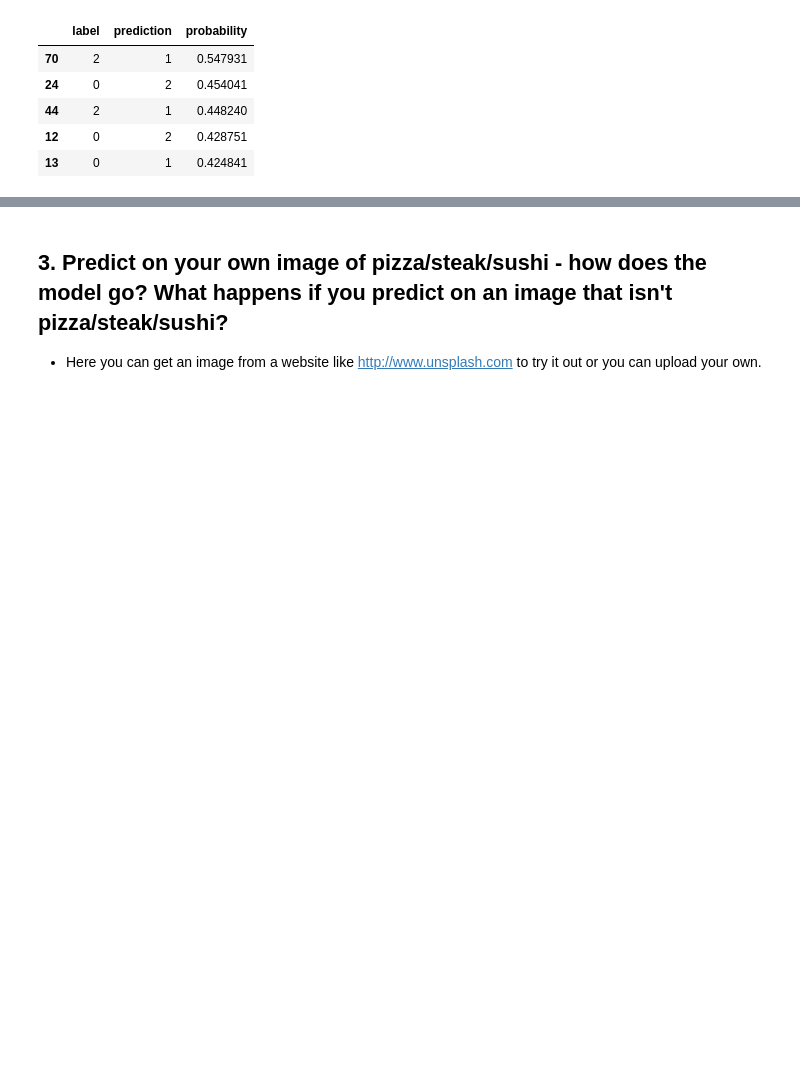
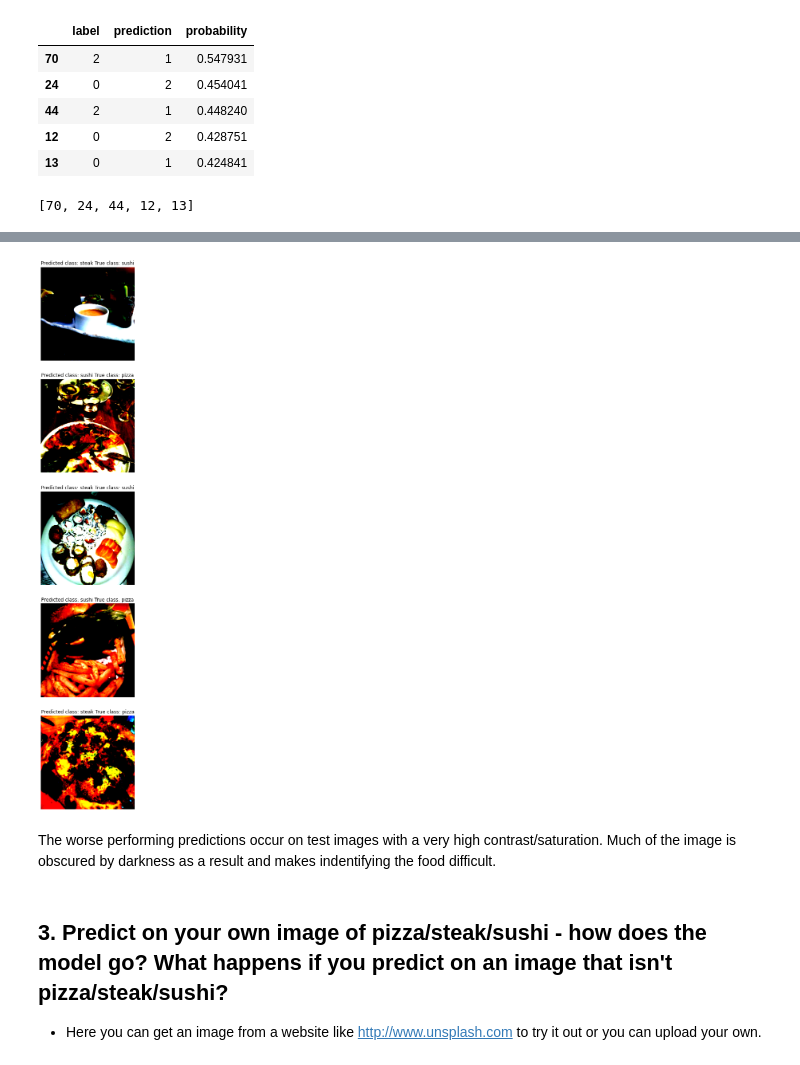
Before and after one commit to torrhen/pytorch_miscellaneous, a Jupyter notebook: 06_pytorch_transfer_learning_ex.ipynb, the cells around one changed output, grey strips where cells are left out. Cells and saved outputs as stored; diff of their text form; code cells hidden in the pictures; blank space fills up the shorter version.

```diff
--- a/06_pytorch_transfer_learning_ex.ipynb
+++ b/06_pytorch_transfer_learning_ex.ipynb
@@ -279,12 +266,17 @@ with torch.inference_mode():
     probs_names, probs_values = torch.max(torch.softmax(logit, dim=1), dim=1)
     pred_label = torch.argmax(torch.softmax(logit, dim=1), dim=1)
 
-    #samples.append(X.cpu())
+    samples.append(X.cpu())
     true_labels.append(y.cpu())
     pred_labels.append(pred_label.cpu())
     probabilities.append(probs_names.cpu())
 
-#model_0_predictions['sample'] = torch.cat(samples)
+samples_tensor = torch.cat(samples)
+pred_labels_tensor = torch.cat(pred_labels)
+true_labels_tensor = torch.cat(true_labels)
+
 model_0_predictions['label'] = torch.cat(true_labels).numpy()
 model_0_predictions['prediction'] = torch.cat(pred_labels).numpy()
 model_0_predictions['probability'] = torch.cat(probabilities).numpy()
+
+print(len(samples_tensor))
@@ -333,3 +327,27 @@ five_worst_predictions
 | 44 | 2 | 1 | 0.448240 |
 | 12 | 0 | 2 | 0.428751 |
 | 13 | 0 | 1 | 0.424841 |
+# %%
+incorrect_index_list = list(five_worst_predictions.index.values)
+print(incorrect_index_list)
+# %% [output]
+[70, 24, 44, 12, 13]
+# %%
+import matplotlib.pyplot as plt
+
+# display the five worst performing samples along with their predicted class labels
+n=5
+plt.figure(figsize=(5, 25))
+for i, idx in enumerate(incorrect_index_list):
+  sample = samples_tensor[idx]
+  true_label = true_labels_tensor[idx]
+  pred_label = pred_labels_tensor[idx]
+  # move the color channel dimension for matplotlib
+  sample = sample.permute(1, 2, 0).numpy()
+  # plot image within subplot
+  plt.subplot(n, 1, i+1)
+  plt.imshow(sample)
+  subtitle = f"Predicted class: {class_names[pred_label]} True class: {class_names[true_label]}"
+  plt.title(subtitle)
+  plt.axis(False)
+# %% [output]
@@ -336,3 +359,6 @@ five_worst_predictions
+[figure, added]
+# %% [markdown]
+The worse performing predictions occur on test images with a very high contrast/saturation. Much of the image is obscured by darkness as a result and makes indentifying the food difficult.
 # %% [markdown]
 ## 3. Predict on your own image of pizza/steak/sushi - how does the model go? What happens if you predict on an image that isn't pizza/steak/sushi?
 * Here you can get an image from a website like http://www.unsplash.com to try it out or you can upload your own.
```
Also changed, not shown: parts of 12 cells of this notebook.
